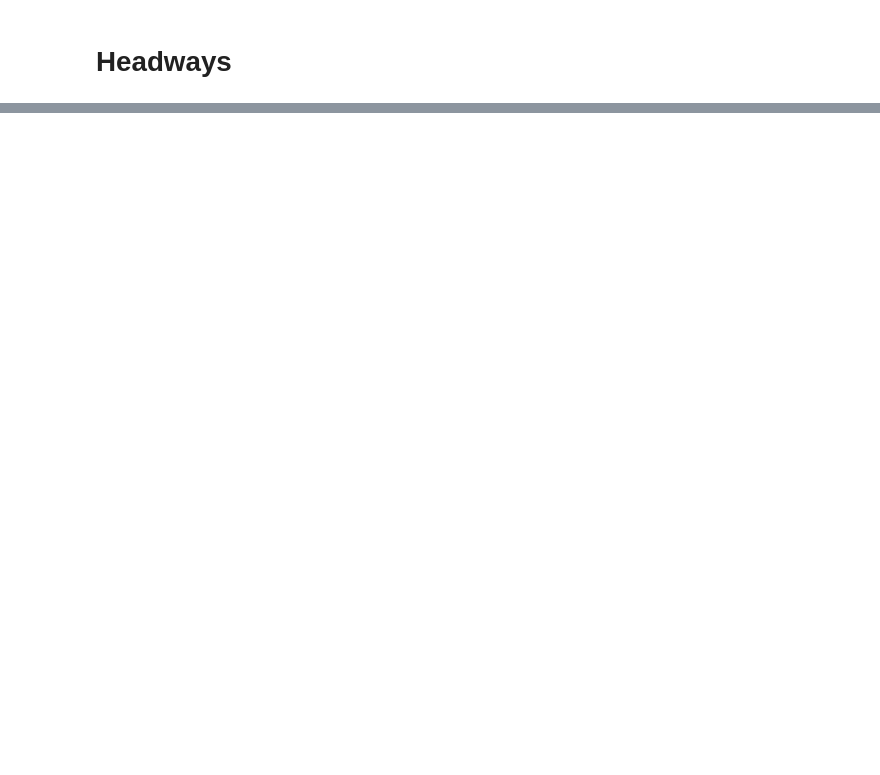
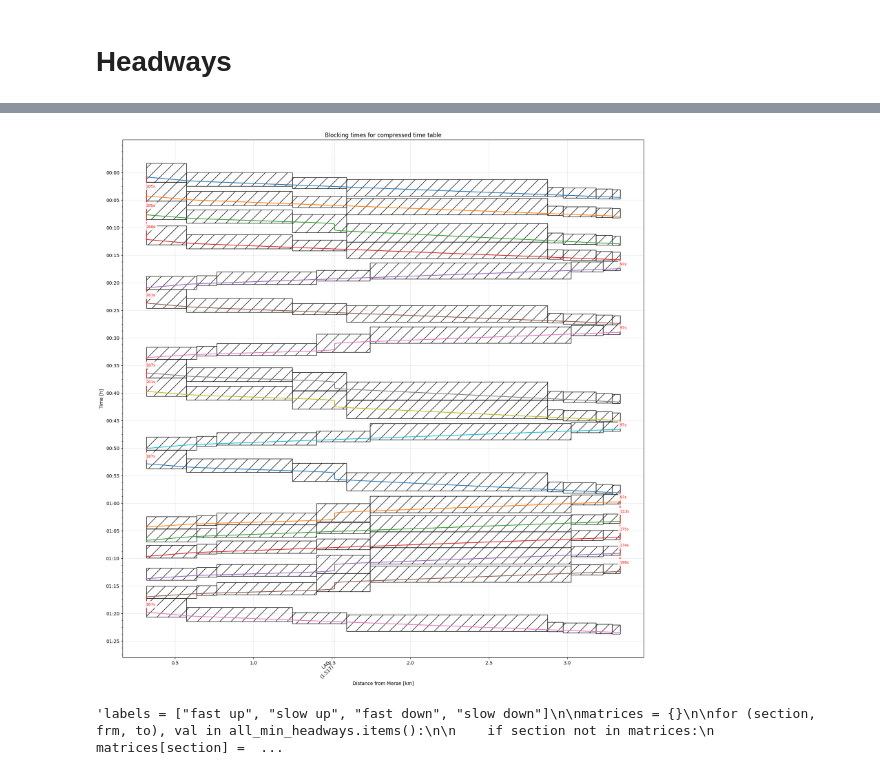
Before and after one commit to pepedigitale/AusbauVinschgau, a Jupyter notebook: headways/min_headways.ipynb, the cells around one changed output, grey strips where cells are left out. Cells and saved outputs as stored; diff of their text form; code cells hidden in the pictures; blank space fills up the shorter version.

```diff
--- a/headways/min_headways.ipynb
+++ b/headways/min_headways.ipynb
@@ -906,7 +954,7 @@ yticks = np.arange(0, 24 + 5/60, 5/60)  # ogni 5 minuti
 
 ax.set_yticks(yticks,labels=[f"{int(h):02d}:{int(round((h % 1) * 60)):02d}"for h in yticks])
 
-section = ('ME', 'MAL')
+section = sections[1]
 
 for key in selected_keys_sorted[section]:
     pk1 = float(str(nodesDf.loc[key[1], "pk_rel"]).replace(",", "."))
@@ -965,33 +1013,35 @@ for (k1, k2), required_hw in keys_2_min_headways[section].items():
         0.5 * (time1 + time2),
         f"{required_hw:.0f}s",
         color="red",
         fontsize=8,
         ha="left",
         va="center",
         bbox=dict(fc="white", ec="none", alpha=0.8),
     )
 
 stops = nodesDf[nodesDf["stop_slow"] == 1]
 
 stations_used = set(station for key in selected_keys_sorted[section] for station in key[1:])
 stops_used = nodesDf[(nodesDf['stop_slow'] == 1) & (nodesDf['pk_rel'] >= min(nodesDf.loc[nodesDf.index.isin(stations_used), 'pk_rel'])) & (nodesDf['pk_rel'] <= max(nodesDf.loc[nodesDf.index.isin(stations_used), 'pk_rel']))]
 
 
 for x in stops_used["pk_rel"]:
     plt.axvline(color="black",x=x,linestyle="--",alpha=0.1)
 
 ax = plt.gca()
 
 # Keep automatic major ticks
 ax.minorticks_on()
 
 # Add station positions as minor ticks
 ax.set_xticks(stops_used["pk_rel"], minor=True)
 
 ax.set_xticklabels([f"{name}\n({pk:.3f})" for name, pk in zip(stops_used.index, stops_used["pk_rel"])],minor=True,rotation=45,ha="right")
 plt.grid(True, which="major", axis="both", alpha=0.3)
 plt.gca().invert_yaxis()
 plt.show()
+# %% [output]
+[figure, added]
 # %%
 trip_type_map = {
     1: "fast up",
@@ -1065,6 +1117,8 @@ for (section, frm, to), val in all_min_headways.items():
 with pd.ExcelWriter(f"all_min_headways{scenario}.xlsx") as writer:
     for section, df in matrices.items():
         df.to_excel(writer, sheet_name=f"{section[0]}_{section[1]}")'''
+# %% [output]
+'labels = ["fast up", "slow up", "fast down", "slow down"]\n\nmatrices = {}\n\nfor (section, frm, to), val in all_min_headways.items():\n\n    if section not in matrices:\n        matrices[section] =  ...
 # %%
 save_path = path.cwd() / f"all_min_headways{scenario}.npy"
 np.save(save_path, all_min_headways, allow_pickle=True)
```
Also changed, not shown: parts of 8 cells of this notebook, 13 other files.
